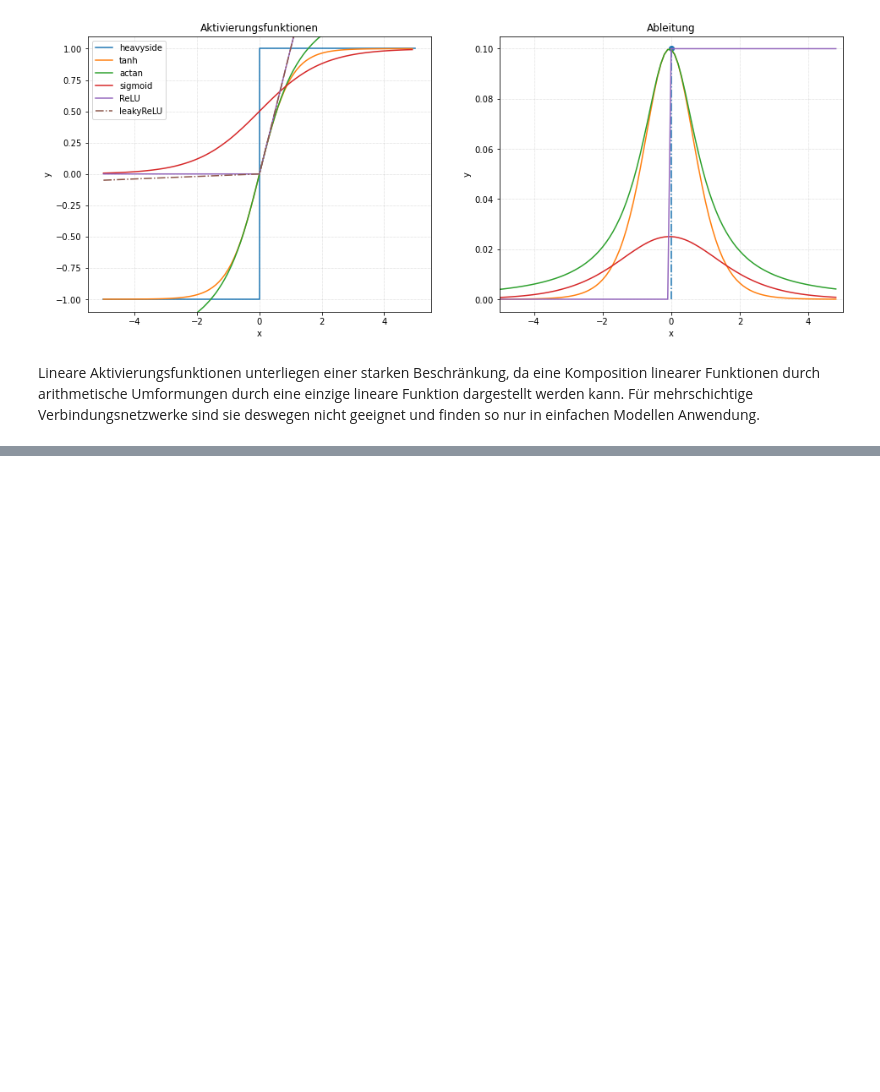
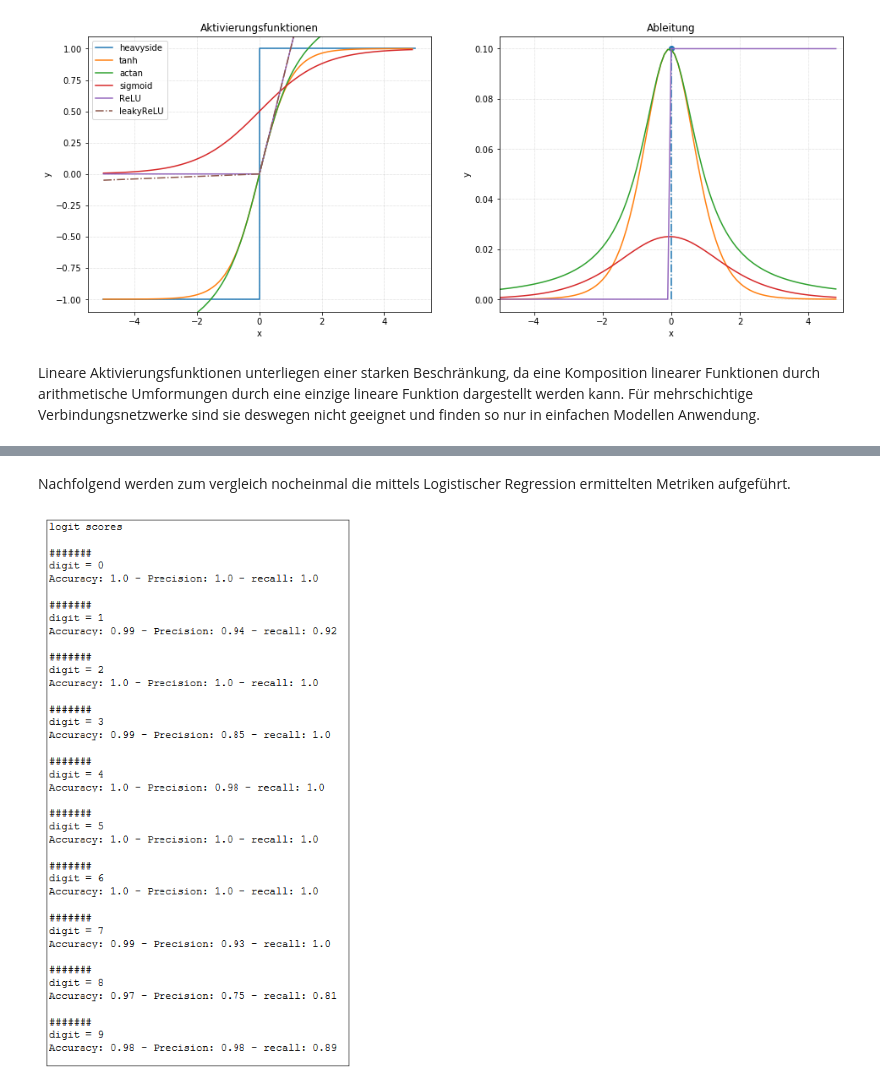
Before and after one commit to j4yj03/Uni, a Jupyter notebook: python/ann/ann_digit_544131.ipynb, the cells around one changed output, grey strips where cells are left out. Cells and saved outputs as stored; diff of their text form; code cells hidden in the pictures; blank space fills up the shorter version.

```diff
--- a/python/ann/ann_digit_544131.ipynb
+++ b/python/ann/ann_digit_544131.ipynb
@@ -369,3 +425,14 @@ print(classification_report(y_test, y_pred, output_dict=False))
     accuracy                           0.99       359
    macro avg       0.99      0.99      0.99       359
 weighted avg       0.99      0.99      0.99       359
+# %% [markdown]
+Nachfolgend werden zum vergleich nocheinmal die mittels Logistischer Regression ermittelten Metriken aufgeführt.
+# %%
+fig = plt.figure(figsize=(7,14))
+img=mpimg.imread('logitscores.png')
+imgplot = plt.imshow(img)
+plt.xticks([])
+plt.yticks([])
+plt.show()
+# %% [output]
+[figure, added]
```
Also changed, not shown: parts of 39 cells of this notebook, 30 other files.
